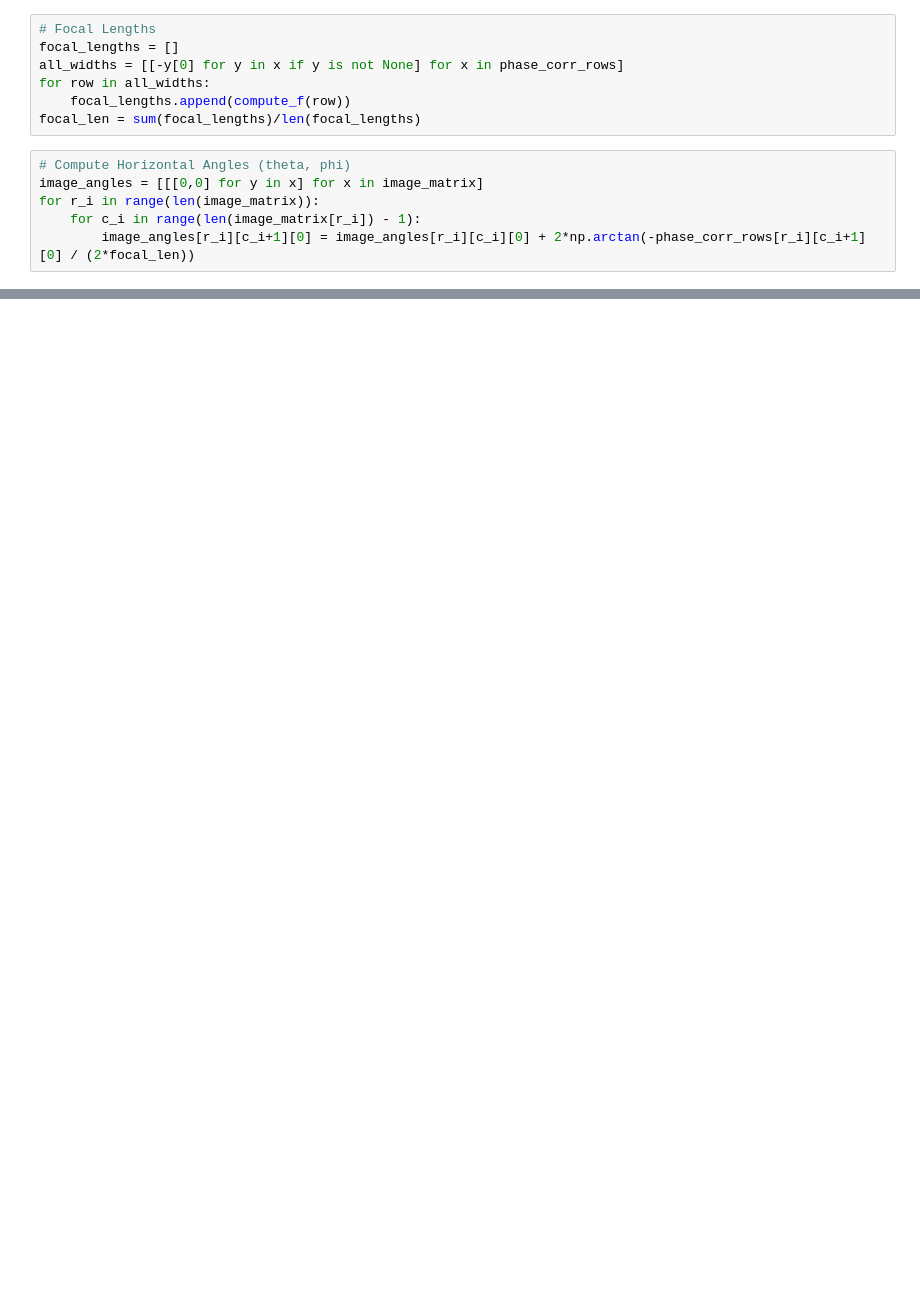
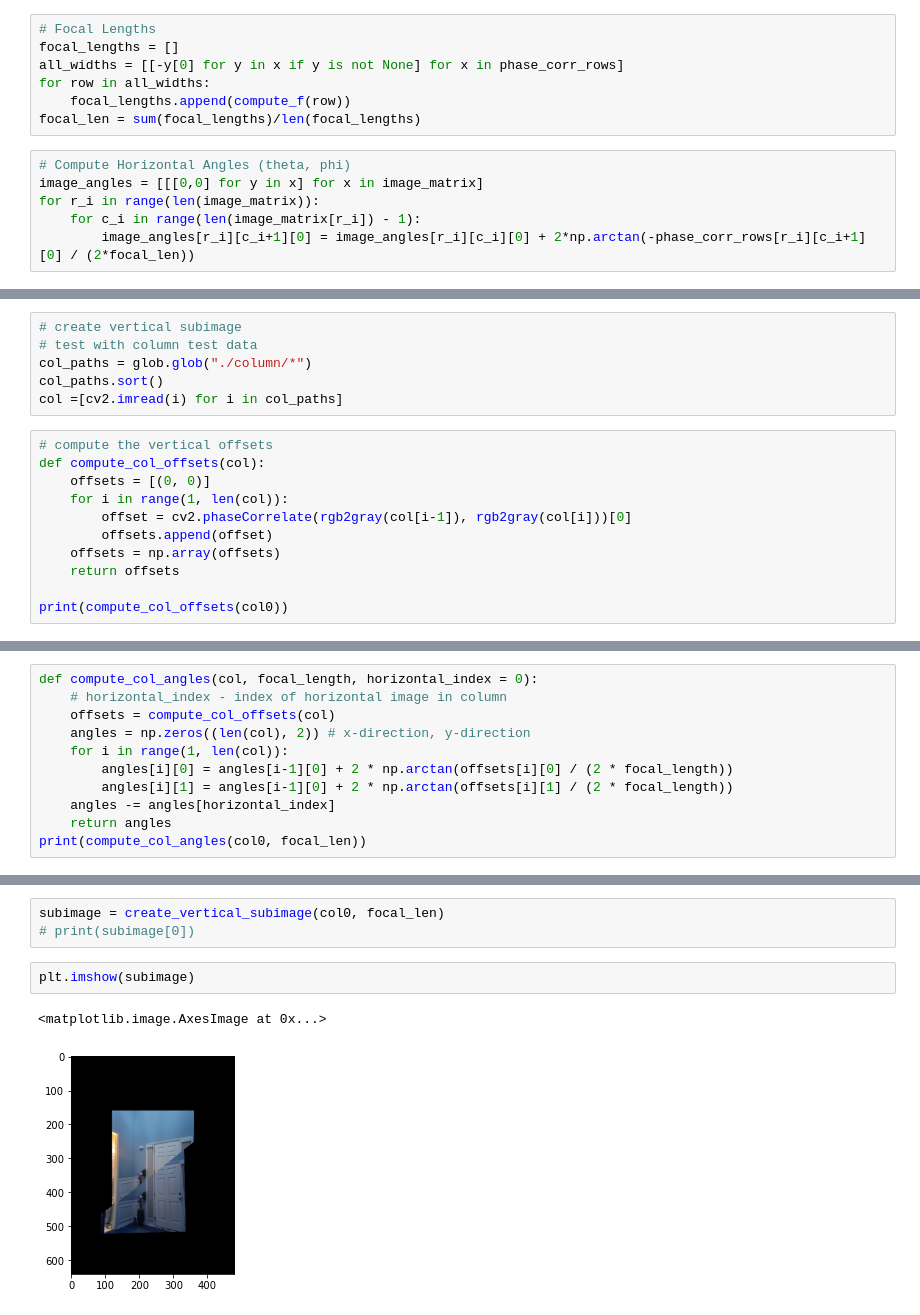
Before and after one commit to aapatni/mosaic-reconstruction, a Jupyter notebook: Mosaic v3.ipynb, the cells around one changed output, grey strips where cells are left out. Drawn from its saved outputs; the diff is of its cells as text; blank space fills up the shorter version.

Commit message:
attempted vertical stitching

```diff
--- a/Mosaic v3.ipynb
+++ b/Mosaic v3.ipynb
@@ -164,0 +192,17 @@ are not correct. They range in the 0.0-1.0 values for x,y,z. Help
+# %%
+# create vertical subimage
+# test with column test data
+col_paths = glob.glob("./column/*")
+col_paths.sort()
+col =[cv2.imread(i) for i in col_paths]
+# %%
+# compute the vertical offsets
+def compute_col_offsets(col):
+    offsets = [(0, 0)]
+    for i in range(1, len(col)):
+        offset = cv2.phaseCorrelate(rgb2gray(col[i-1]), rgb2gray(col[i]))[0]
+        offsets.append(offset)
+    offsets = np.array(offsets)
+    return offsets
+
+print(compute_col_offsets(col0))
@@ -164,0 +212,11 @@ are not correct. They range in the 0.0-1.0 values for x,y,z. Help
+# %%
+def compute_col_angles(col, focal_length, horizontal_index = 0):
+    # horizontal_index - index of horizontal image in column
+    offsets = compute_col_offsets(col)
+    angles = np.zeros((len(col), 2)) # x-direction, y-direction
+    for i in range(1, len(col)):
+        angles[i][0] = angles[i-1][0] + 2 * np.arctan(offsets[i][0] / (2 * focal_length))
+        angles[i][1] = angles[i-1][0] + 2 * np.arctan(offsets[i][1] / (2 * focal_length))
+    angles -= angles[horizontal_index]
+    return angles
+print(compute_col_angles(col0, focal_len))
@@ -164,0 +274,8 @@ are not correct. They range in the 0.0-1.0 values for x,y,z. Help
+# %%
+subimage = create_vertical_subimage(col0, focal_len)
+# print(subimage[0])
+# %%
+plt.imshow(subimage)
+# %% [output]
+<matplotlib.image.AxesImage at 0x...>
+[figure, added]
```
Also changed, not shown: parts of 8 cells of this notebook, 12 other files.
